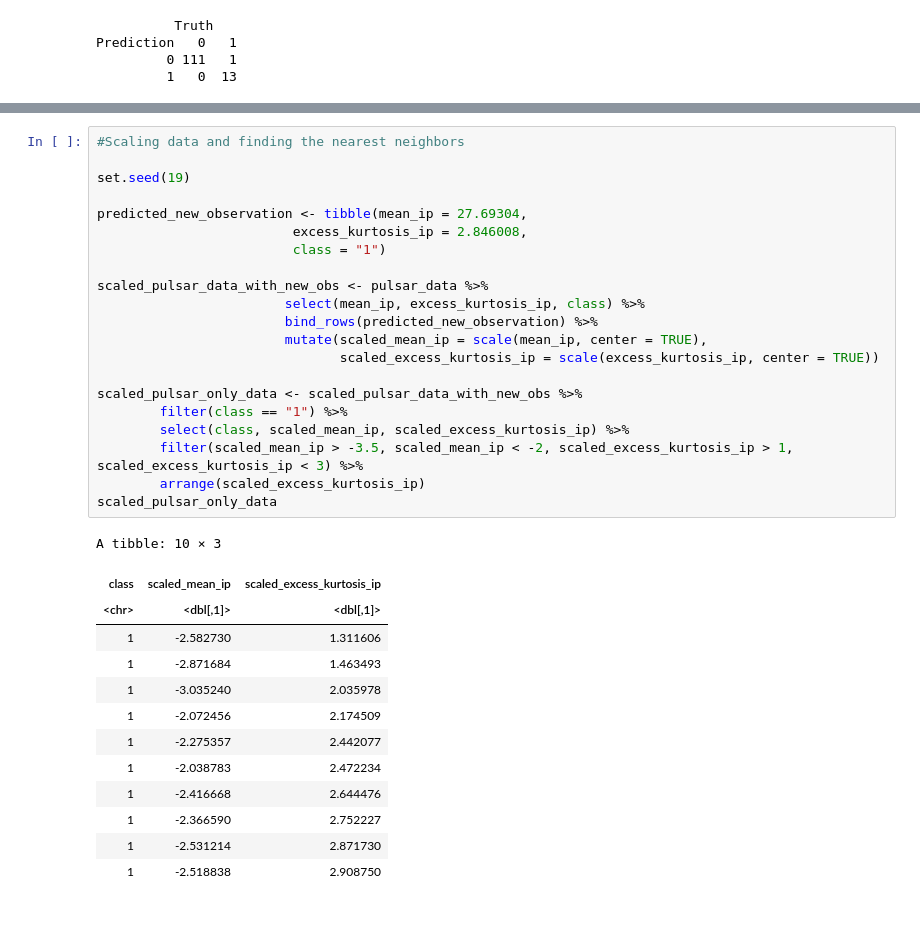
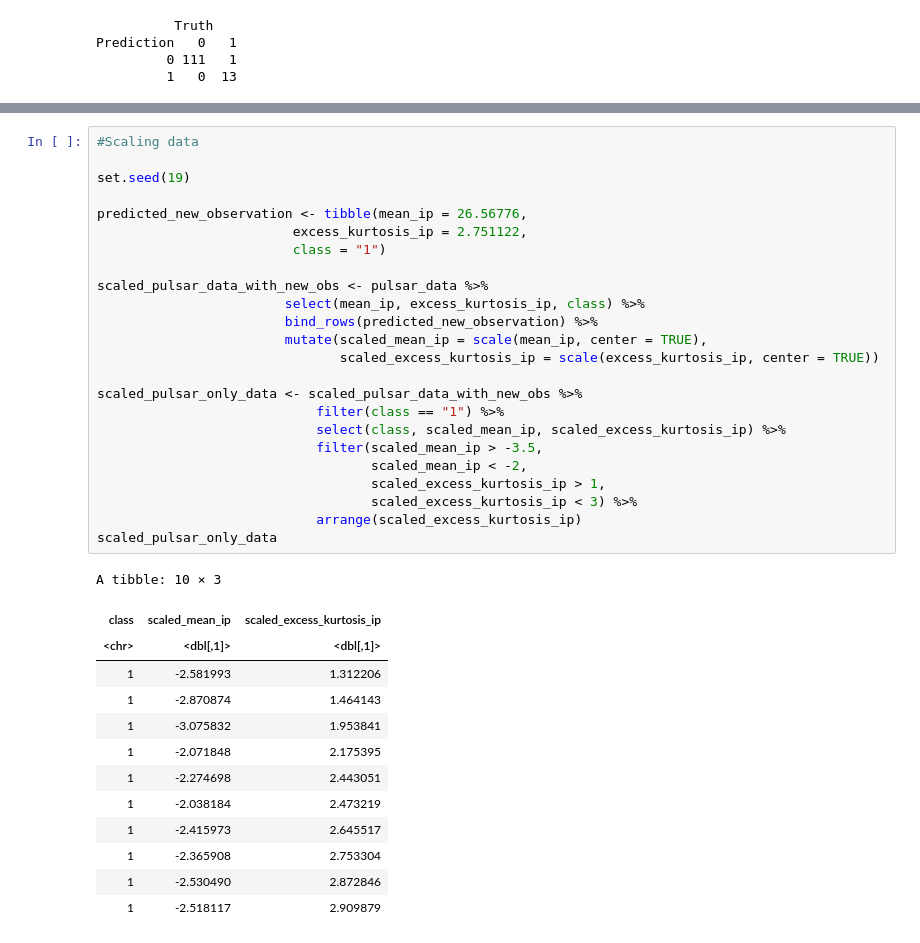
Before and after one commit to kseniak1/DSCI100-Project, a Jupyter notebook: Avishka_notebook.ipynb, the cells around one changed output, grey strips where cells are left out. Drawn from its saved outputs; the diff is of its cells as text.

```diff
--- a/Avishka_notebook.ipynb
+++ b/Avishka_notebook.ipynb
@@ -416,38 +419,41 @@ A tibble: 1 × 1
 | <fct> |
 | 1 |
 # %%
-#Scaling data and finding the nearest neighbors
+#Scaling data
 
 set.seed(19)
 
-predicted_new_observation <- tibble(mean_ip = 27.69304,
-                         excess_kurtosis_ip = 2.846008,
+predicted_new_observation <- tibble(mean_ip = 26.56776,
+                         excess_kurtosis_ip = 2.751122,
                          class = "1")
 
 scaled_pulsar_data_with_new_obs <- pulsar_data %>%
                         select(mean_ip, excess_kurtosis_ip, class) %>%
                         bind_rows(predicted_new_observation) %>%
                         mutate(scaled_mean_ip = scale(mean_ip, center = TRUE),
                                scaled_excess_kurtosis_ip = scale(excess_kurtosis_ip, center = TRUE))
 
 scaled_pulsar_only_data <- scaled_pulsar_data_with_new_obs %>%
-        filter(class == "1") %>%
-        select(class, scaled_mean_ip, scaled_excess_kurtosis_ip) %>%
-        filter(scaled_mean_ip > -3.5, scaled_mean_ip < -2, scaled_excess_kurtosis_ip > 1, scaled_excess_kurtosis_ip < 3) %>%
-        arrange(scaled_excess_kurtosis_ip)
+                            filter(class == "1") %>%
+                            select(class, scaled_mean_ip, scaled_excess_kurtosis_ip) %>%
+                            filter(scaled_mean_ip > -3.5,
+                                   scaled_mean_ip < -2,
+                                   scaled_excess_kurtosis_ip > 1,
+                                   scaled_excess_kurtosis_ip < 3) %>%
+                            arrange(scaled_excess_kurtosis_ip)
 scaled_pulsar_only_data
 # %% [output]
 A tibble: 10 × 3
 | class | scaled_mean_ip | scaled_excess_kurtosis_ip |
 | <chr> | <dbl[,1]> | <dbl[,1]> |
-| 1 | -2.582730 | 1.311606 |
-| 1 | -2.871684 | 1.463493 |
-| 1 | -3.035240 | 2.035978 |
-| 1 | -2.072456 | 2.174509 |
-| 1 | -2.275357 | 2.442077 |
-| 1 | -2.038783 | 2.472234 |
-| 1 | -2.416668 | 2.644476 |
-| 1 | -2.366590 | 2.752227 |
-| 1 | -2.531214 | 2.871730 |
-| 1 | -2.518838 | 2.908750 |
+| 1 | -2.581993 | 1.312206 |
+| 1 | -2.870874 | 1.464143 |
+| 1 | -3.075832 | 1.953841 |
+| 1 | -2.071848 | 2.175395 |
+| 1 | -2.274698 | 2.443051 |
+| 1 | -2.038184 | 2.473219 |
+| 1 | -2.415973 | 2.645517 |
+| 1 | -2.365908 | 2.753304 |
+| 1 | -2.530490 | 2.872846 |
+| 1 | -2.518117 | 2.909879 |
 # %%
```
Also changed, not shown: parts of 16 cells of this notebook.
